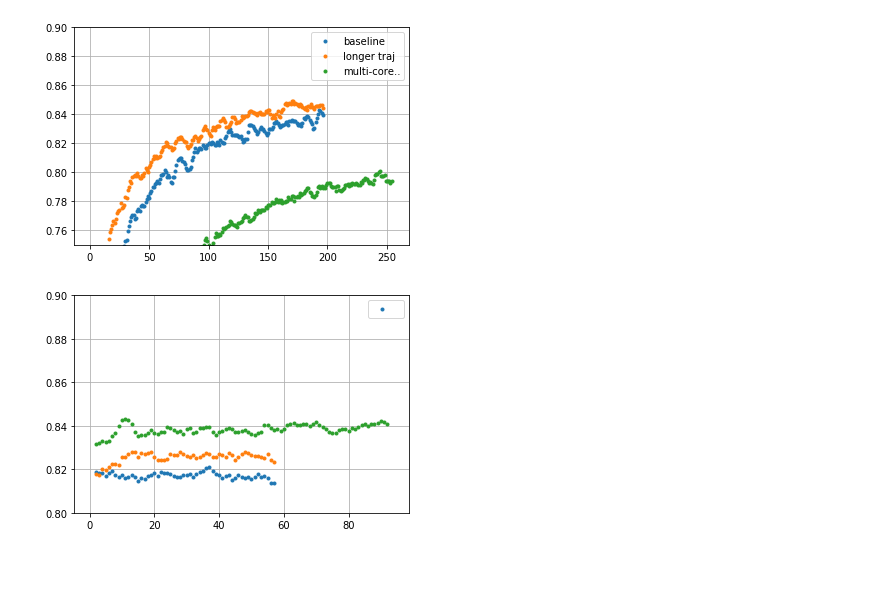
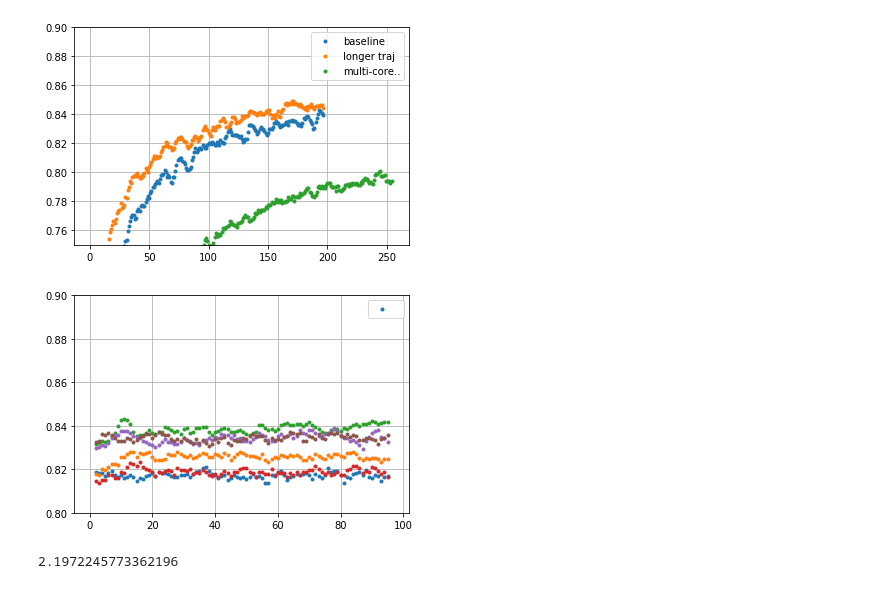
Before and after one commit to sashkarivkind/imagewalker, a Jupyter notebook: log_reader_resolution.ipynb, the cells around one changed output. Cells and saved outputs as stored; diff of their text form; code cells hidden in the pictures.

```diff
--- a/log_reader_resolution.ipynb
+++ b/log_reader_resolution.ipynb
@@ -246,3 +246,23 @@ plt.legend(['baseline','longer traj','multi-core..'])
 # %% [output]
 <matplotlib.legend.Legend at 0x...>
 [figure]
+# %%
+run_dirs = ['saved_runs/trajectory_curriculum101.py_noname__687048_1624023326_1/']
+plt.figure()
+plt.grid()
+for run_dir in run_dirs:
+    reward_list=read_accuracy_from_logs(run_dir,pos=-3)
+    plt.plot(smooth(reward_list[:-1],5),'.')
+    reward_list=read_accuracy_from_logs(run_dir,pos=-1)
+    plt.plot(smooth(reward_list[:-1],5),'.')
+plt.legend(['test','train'])
+
+run_dirs = ['saved_runs/trajectory_curriculum101.py_noname__687048_1624023326_1/']
+plt.figure()
+plt.grid()
+for run_dir in run_dirs:
+    reward_list=read_accuracy_from_logs(run_dir,pos=-3)
+    plt.plot(smooth(reward_list[:-1],5),'.')
+    reward_list=read_accuracy_from_logs(run_dir,pos=-1)
+    plt.plot(smooth(reward_list[:-1],5),'.')
+plt.legend(['test','train'])
@@ -248,0 +272,12 @@ plt.legend(['baseline','longer traj','multi-core..'])
+# %%
+run_dirs = ['saved_runs/trajectory_curriculum101.py_noname__721855_1623070706_1/',
+            'saved_runs/trajectory_curriculum101.py_noname__200012_1624129553_1/',
+        'saved_runs/trajectory_curriculum101.py_noname__687048_1624023326_1/']
+
+for run_dir in run_dirs:
+    plt.figure()
+    plt.grid()
+    reward_list=read_accuracy_from_logs(run_dir,pos=-3)
+    plt.plot(smooth(reward_list[:-1],5),'.')
+    reward_list=read_accuracy_from_logs(run_dir,pos=-1)
+    plt.plot(smooth(reward_list[:-1],5),'.')
@@ -263,16 +302,24 @@ plt.ylim([0.75,0.9])
 # %%
 run_dirs = [
            'saved_runs/run_syclop_resolution214.py_noname__389054_1624446364_1/',
            'saved_runs/run_syclop_resolution214.py_noname__389069_1624446364_1/',
            'saved_runs/run_syclop_resolution214.py_noname__375372_1624442233_1/',
+           'saved_runs/run_syclop_resolution214.py_noname__389082_1624454061_1//',
+           'saved_runs/run_syclop_resolution214.py_noname__395309_1624454061_1/',
+           'saved_runs/run_syclop_resolution214.py_noname__477049_1624485721_1/',
+
 
            ]
 plt.figure()
 for run_dir in run_dirs:
     reward_list=read_accuracy_from_logs(run_dir)
     plt.plot(smooth(reward_list[1:-1],5),'.')
 plt.legend([''])
 plt.ylim([0.8,0.9])
 plt.grid()
 # %% [output]
-[figure, old version]
+[figure, new version]
+# %%
+np.log(9)
+# %% [output]
+2.1972245773362196
```
Also changed, not shown: parts of 2 cells of this notebook, 1 other file.
